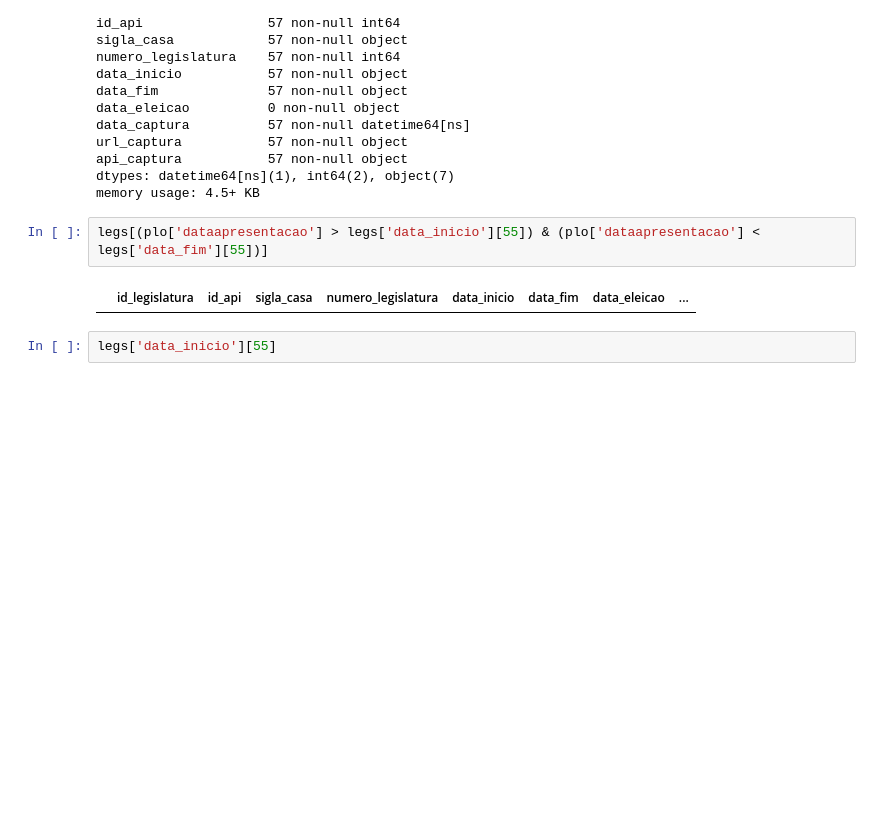
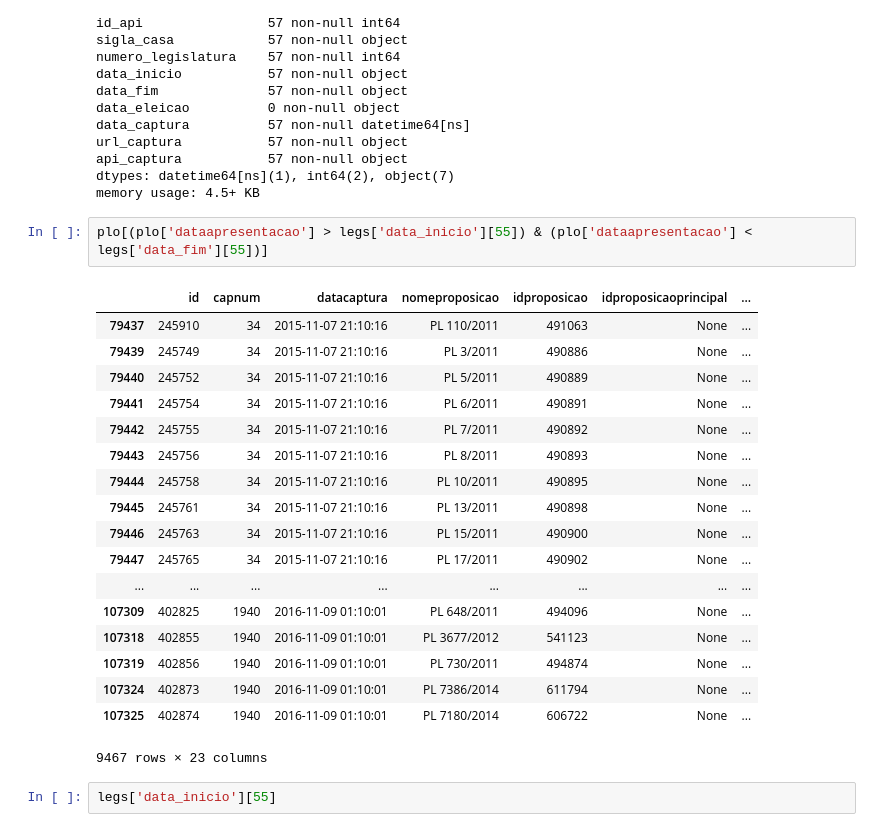
Before and after one commit to CTS-FGV/congresso-analise, a Jupyter notebook: PLO x MP.ipynb, the cells around one changed output. Drawn from its saved outputs; the diff is of its cells as text; blank space fills up the shorter version.

```diff
--- a/PLO x MP.ipynb
+++ b/PLO x MP.ipynb
@@ -129,9 +129,26 @@ api_captura           57 non-null object
 dtypes: datetime64[ns](1), int64(2), object(7)
 memory usage: 4.5+ KB
 # %%
-legs[(plo['dataapresentacao'] > legs['data_inicio'][55]) & (plo['dataapresentacao'] < legs['data_fim'][55])]
+plo[(plo['dataapresentacao'] > legs['data_inicio'][55]) & (plo['dataapresentacao'] < legs['data_fim'][55])]
 # %% [output]
-|  | id_legislatura | id_api | sigla_casa | numero_legislatura | data_inicio | data_fim | data_eleicao | ... |
+|  | id | capnum | datacaptura | nomeproposicao | idproposicao | idproposicaoprincipal | ... |
+| 79437 | 245910 | 34 | 2015-11-07 21:10:16 | PL 110/2011 | 491063 | None | ... |
+| 79439 | 245749 | 34 | 2015-11-07 21:10:16 | PL 3/2011 | 490886 | None | ... |
+| 79440 | 245752 | 34 | 2015-11-07 21:10:16 | PL 5/2011 | 490889 | None | ... |
+| 79441 | 245754 | 34 | 2015-11-07 21:10:16 | PL 6/2011 | 490891 | None | ... |
+| 79442 | 245755 | 34 | 2015-11-07 21:10:16 | PL 7/2011 | 490892 | None | ... |
+| 79443 | 245756 | 34 | 2015-11-07 21:10:16 | PL 8/2011 | 490893 | None | ... |
+| 79444 | 245758 | 34 | 2015-11-07 21:10:16 | PL 10/2011 | 490895 | None | ... |
+| 79445 | 245761 | 34 | 2015-11-07 21:10:16 | PL 13/2011 | 490898 | None | ... |
+| 79446 | 245763 | 34 | 2015-11-07 21:10:16 | PL 15/2011 | 490900 | None | ... |
+| 79447 | 245765 | 34 | 2015-11-07 21:10:16 | PL 17/2011 | 490902 | None | ... |
+| ... | ... | ... | ... | ... | ... | ... | ... |
+| 107309 | 402825 | 1940 | 2016-11-09 01:10:01 | PL 648/2011 | 494096 | None | ... |
+| 107318 | 402855 | 1940 | 2016-11-09 01:10:01 | PL 3677/2012 | 541123 | None | ... |
+| 107319 | 402856 | 1940 | 2016-11-09 01:10:01 | PL 730/2011 | 494874 | None | ... |
+| 107324 | 402873 | 1940 | 2016-11-09 01:10:01 | PL 7386/2014 | 611794 | None | ... |
+| 107325 | 402874 | 1940 | 2016-11-09 01:10:01 | PL 7180/2014 | 606722 | None | ... |
+9467 rows × 23 columns
 # %%
 legs['data_inicio'][55]
 # %% [output]
```
